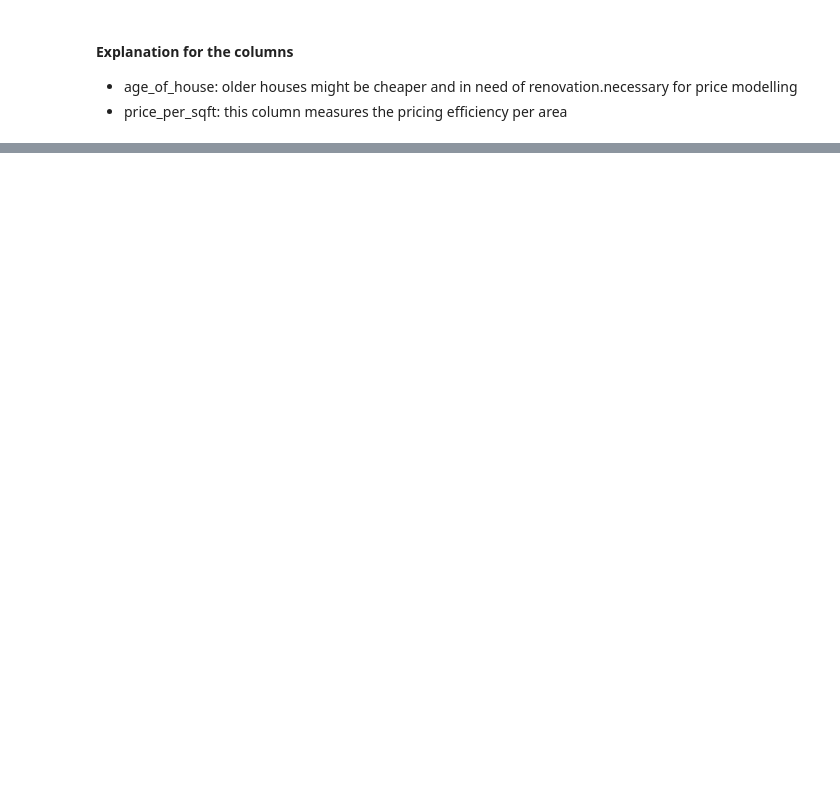
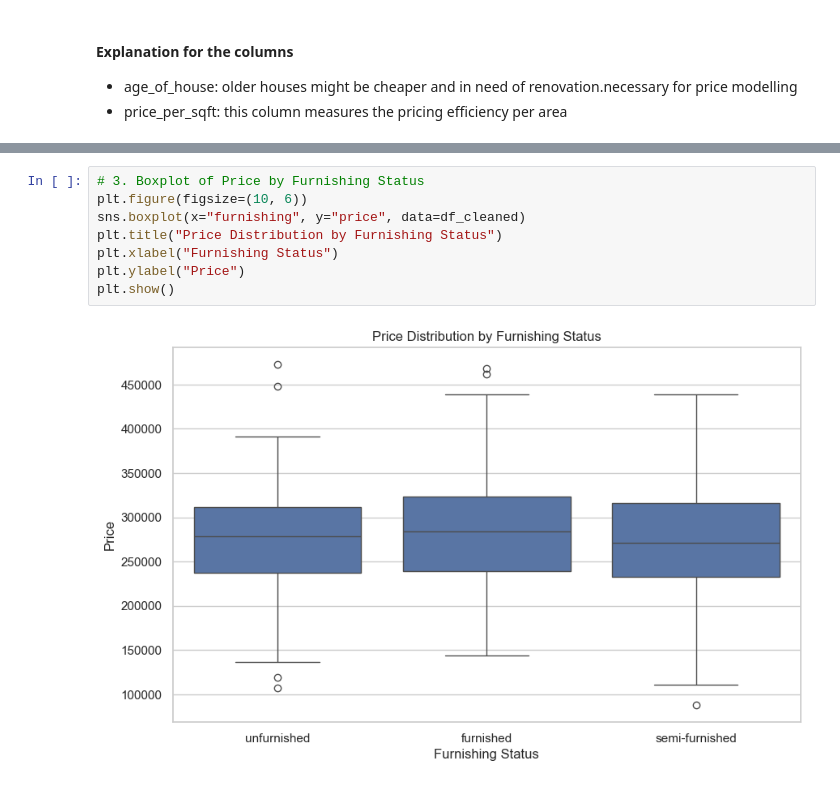
Before and after one commit to anangwemike/assingments, a Jupyter notebook: Python Assignment/House price prediction assignment.ipynb, the cells around one changed output, grey strips where cells are left out. Drawn from its saved outputs; the diff is of its cells as text; blank space fills up the shorter version.

```diff
--- a/Python Assignment/House price prediction assignment.ipynb
+++ b/Python Assignment/House price prediction assignment.ipynb
@@ -273,0 +554,10 @@ df[["year_built", "age_of_house", "size_sqft", "price", "price_per_sqft", "has_g
+# %%
+# 3. Boxplot of Price by Furnishing Status
+plt.figure(figsize=(10, 6))
+sns.boxplot(x="furnishing", y="price", data=df_cleaned)
+plt.title("Price Distribution by Furnishing Status")
+plt.xlabel("Furnishing Status")
+plt.ylabel("Price")
+plt.show()
+# %% [output]
+[figure, added]
```
Also changed, not shown: parts of 35 cells of this notebook.
